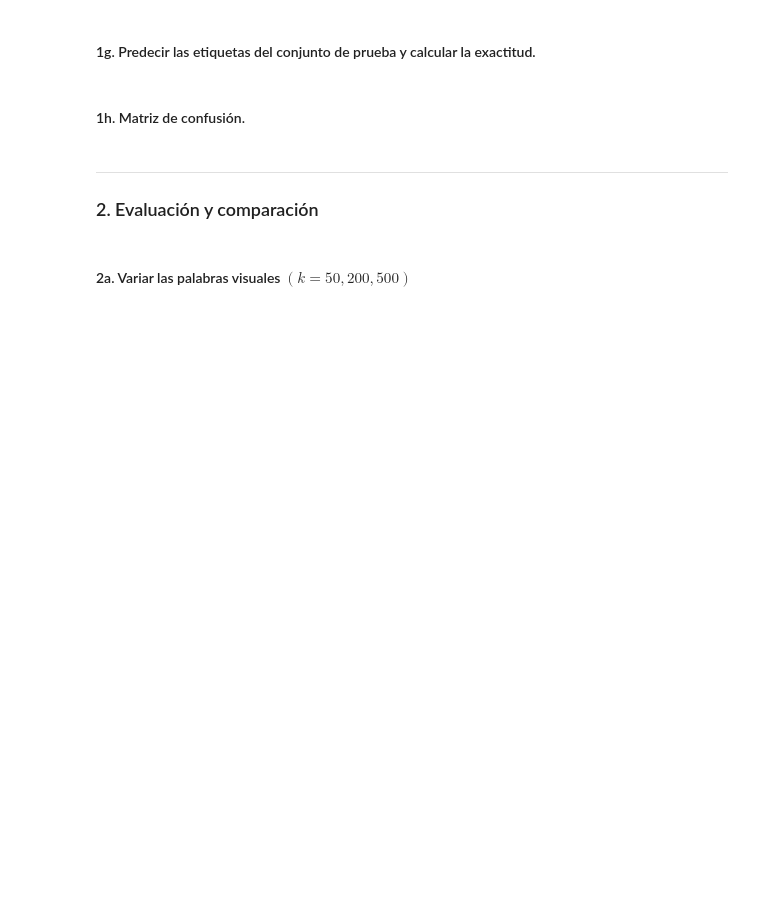
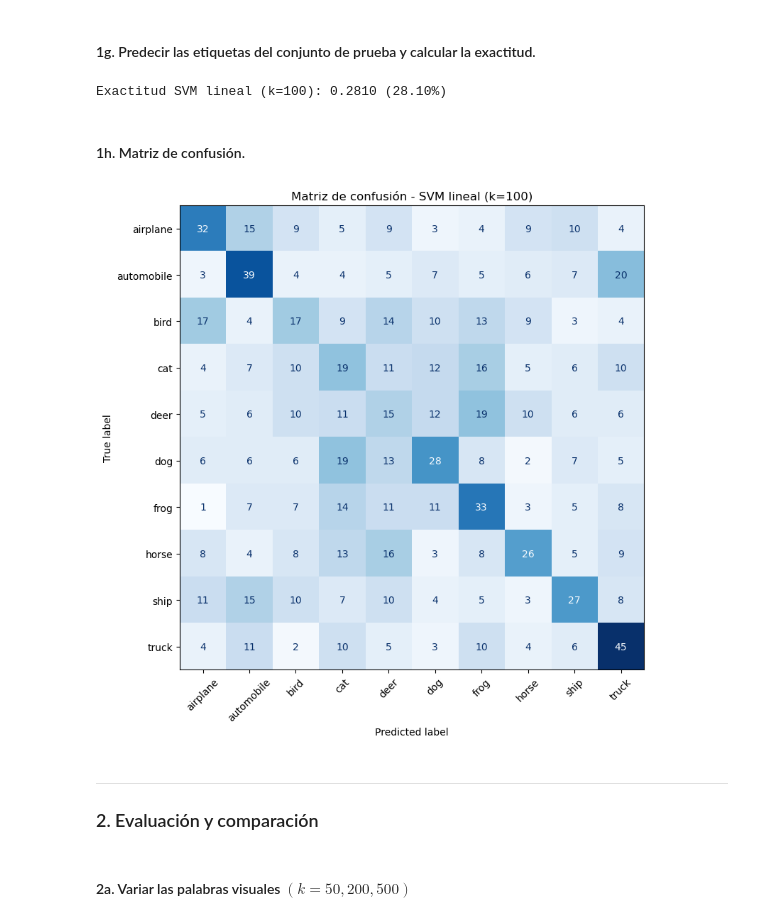
Before and after one commit to Garp02/Reconocimiento-Patrones, a Jupyter notebook: P5/P5.0.ipynb, the cells around one changed output. Drawn from its saved outputs; the diff is of its cells as text; code cells hidden in the pictures; blank space fills up the shorter version.

```diff
--- a/P5/P5.0.ipynb
+++ b/P5/P5.0.ipynb
@@ -93,7 +262,28 @@ error: OpenCV(4.13.0) :-1: error: (-5:Bad argument) in function 'cvtColor'
 # %% [markdown]
 #### 1g. Predecir las etiquetas del conjunto de prueba y calcular la exactitud.
+# %%
+best_svm = grid_svm.best_estimator_
+y_pred_svm = best_svm.predict(X_te)
+
+acc_svm = accuracy_score(y_te, y_pred_svm)
+print(f"Exactitud SVM lineal (k=100): {acc_svm:.4f} ({acc_svm*100:.2f}%)")
+# %% [output]
+Exactitud SVM lineal (k=100): 0.2810 (28.10%)
 # %% [markdown]
 #### 1h. Matriz de confusión.
+# %%
+clases = ['airplane','automobile','bird','cat','deer',
+          'dog','frog','horse','ship','truck']
+
+cm = confusion_matrix(y_te, y_pred_svm)
+disp = ConfusionMatrixDisplay(confusion_matrix=cm, display_labels=clases)
+fig, ax = plt.subplots(figsize=(10, 8))
+disp.plot(ax=ax, cmap='Blues', colorbar=False, xticks_rotation=45)
+ax.set_title(f'Matriz de confusión - SVM lineal (k={K_BASE})')
+plt.tight_layout()
+plt.show()
+# %% [output]
+[figure, added]
 # %% [markdown]
 ---
 ### 2. Evaluación y comparación
```
Also changed, not shown: parts of 17 cells of this notebook.
